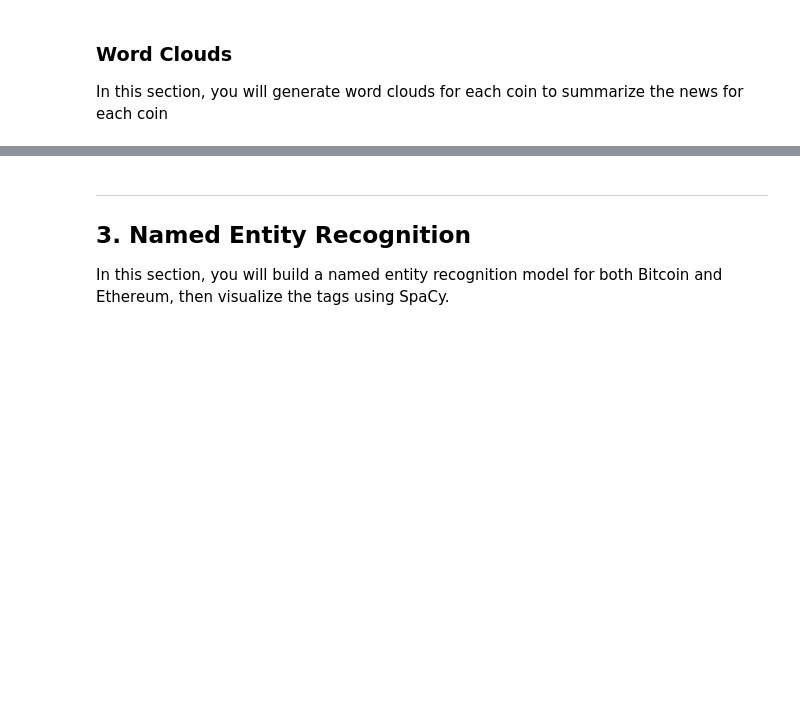
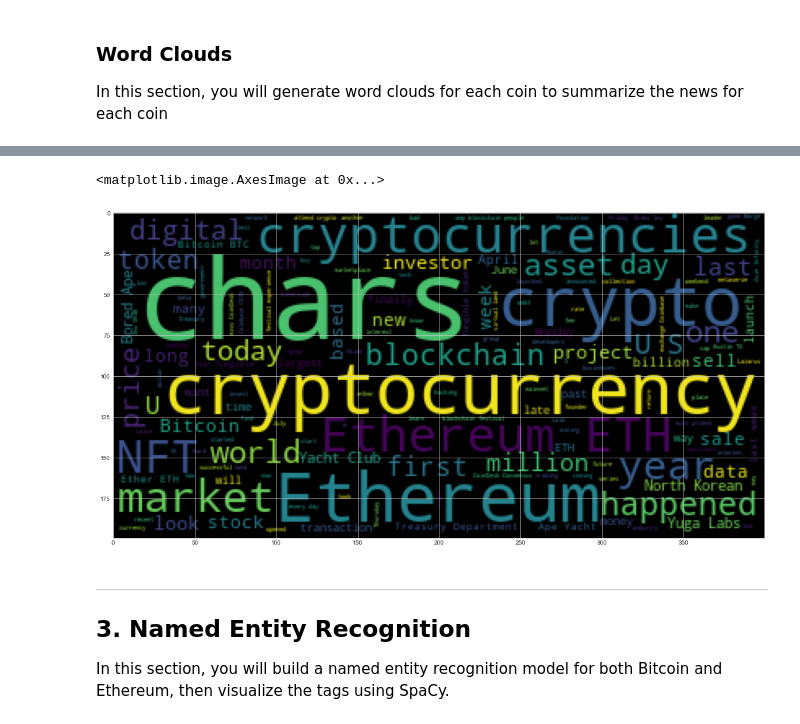
Before and after one commit to Epicosp/Fintech--Natural-Language-Processing, a Jupyter notebook: crypto_sentiment.ipynb, the cells around one changed output, grey strips where cells are left out. Drawn from its saved outputs; the diff is of its cells as text; code cells hidden in the pictures; blank space fills up the shorter version.

```diff
--- a/crypto_sentiment.ipynb
+++ b/crypto_sentiment.ipynb
@@ -231,6 +273,10 @@ mpl.rcParams['figure.figsize'] = [20.0, 10.0]
 # %%
 # Generate the Ethereum word cloud
-# YOUR CODE HERE!
+wc = WordCloud().generate(eth_df['content'].sum())
+plt.imshow(wc)
+# %% [output]
+<matplotlib.image.AxesImage at 0x...>
+[figure, added]
 # %% [markdown]
 ---
 ## 3. Named Entity Recognition
```
Also changed, not shown: parts of 21 cells of this notebook.
